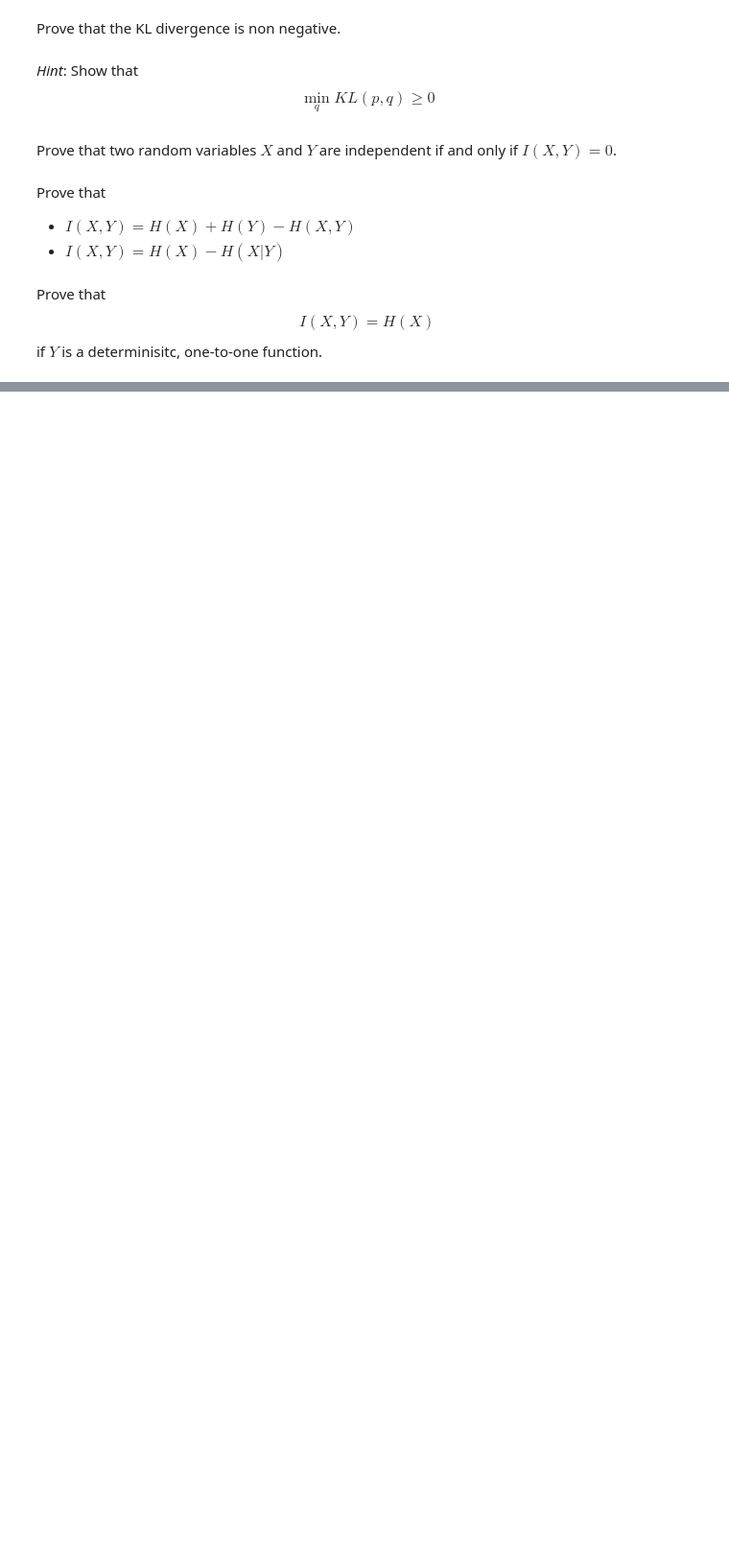
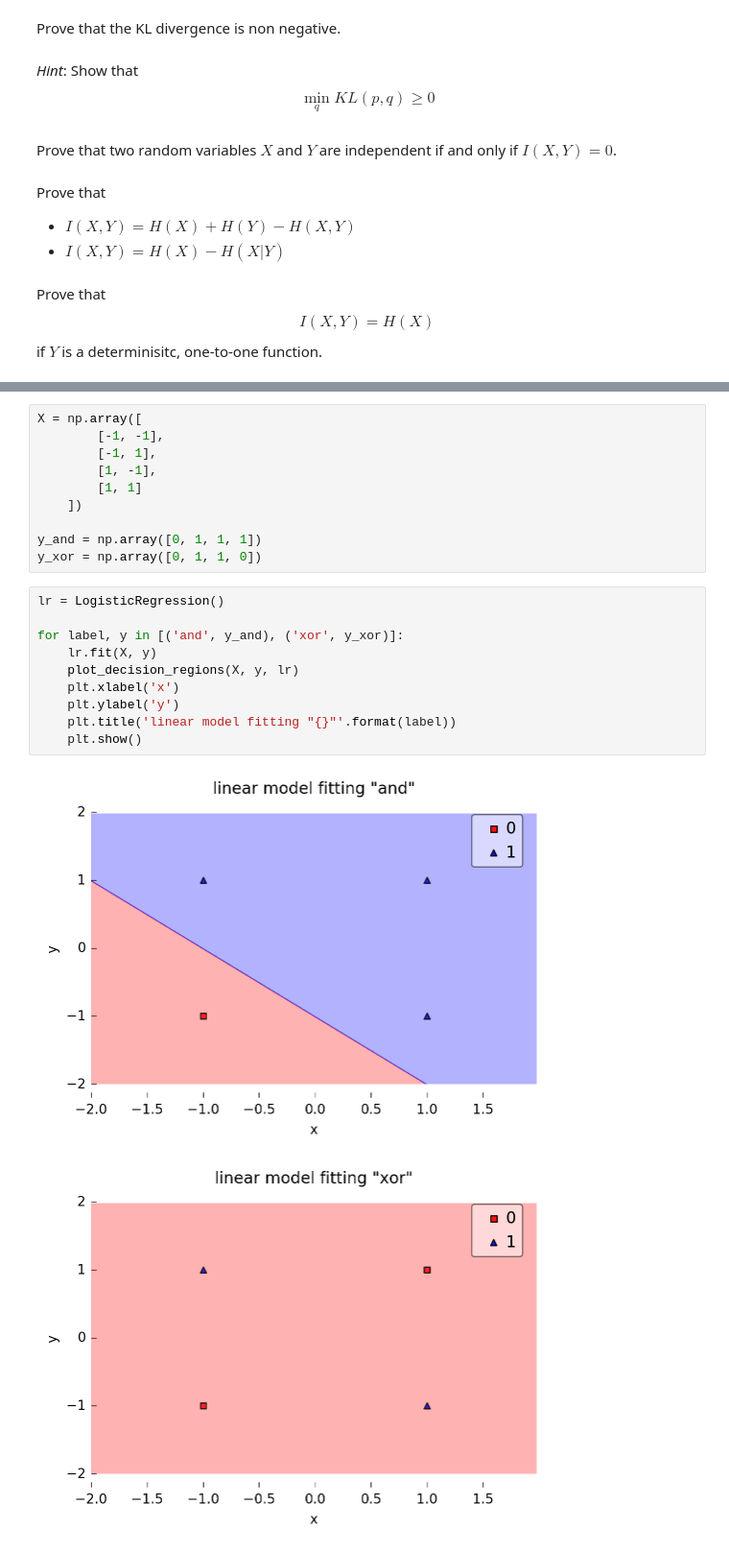
Before and after one commit to eecs445-f16/umich-eecs445-f16, a Jupyter notebook: handsOn_lecture11_info-theory-decision-trees/handsOn11.ipynb, the cells around one changed output, grey strips where cells are left out. Shown: that part at 96% size. Drawn from its saved outputs; the diff is of its cells as text; blank space fills up the shorter version.

```diff
--- a/handsOn_lecture11_info-theory-decision-trees/handsOn11.ipynb
+++ b/handsOn_lecture11_info-theory-decision-trees/handsOn11.ipynb
@@ -32,0 +58,23 @@ $$I(X,Y) = H(X)$$ if $Y$ is a determinisitc, one-to-one function.
+# %%
+X = np.array([
+        [-1, -1],
+        [-1, 1],
+        [1, -1],
+        [1, 1]
+    ])
+
+y_and = np.array([0, 1, 1, 1])
+y_xor = np.array([0, 1, 1, 0])
+# %%
+lr = LogisticRegression()
+
+for label, y in [('and', y_and), ('xor', y_xor)]:
+    lr.fit(X, y)
+    plot_decision_regions(X, y, lr)
+    plt.xlabel('x')
+    plt.ylabel('y')
+    plt.title('linear model fitting "{}"'.format(label))
+    plt.show()
+# %% [output]
+[figure, added]
+[figure, added]
```
Also changed, not shown: parts of 8 cells of this notebook.
